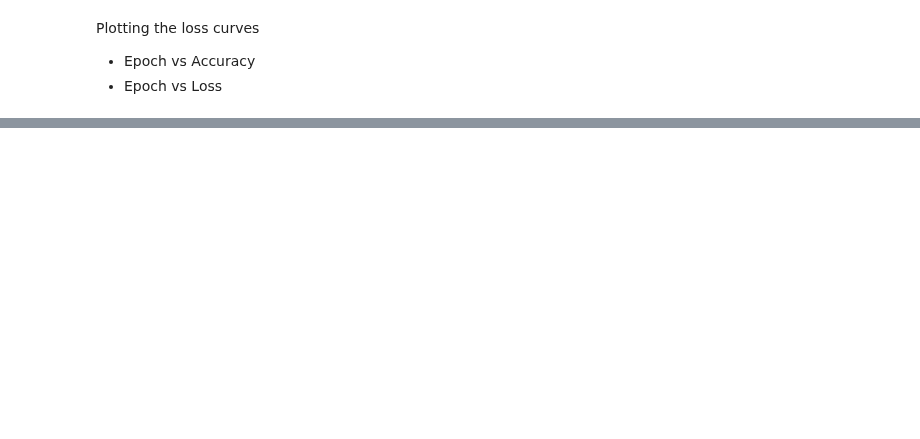
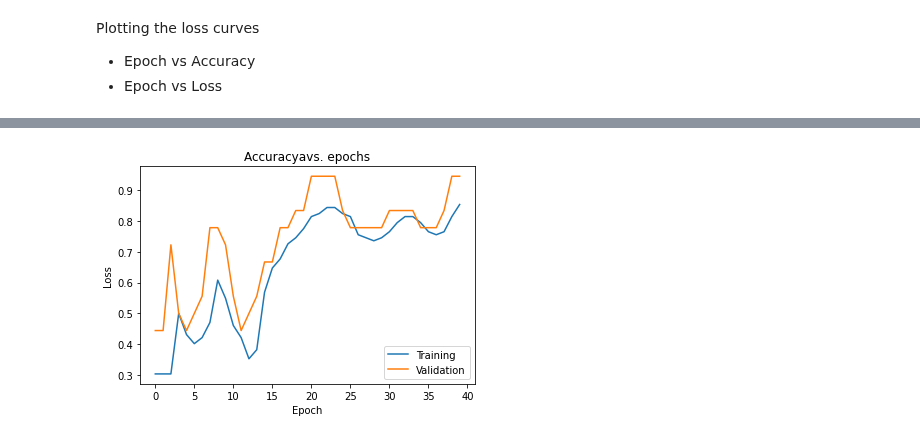
Before and after one commit to ashikshafi08/Learning_Tensorflow, a Jupyter notebook: Other Courses/Assignments/Programming_Assigment_C1.ipynb, the cells around one changed output, grey strips where cells are left out. Saved outputs shown, nothing was run; the diff lists cells and outputs as text; code cells hidden in the pictures; blank space fills up the shorter version.

```diff
--- a/Other Courses/Assignments/Programming_Assigment_C1.ipynb
+++ b/Other Courses/Assignments/Programming_Assigment_C1.ipynb
@@ -217,0 +266,7 @@ Now we could see two added components `val_loss` and `val_accuracy` which was ca
+# %%
+# Convert targst to a one-hot encoding
+
+train_targets = tf.keras.utils.to_categorical(np.array(train_targets))
+test_targets = tf.keras.utils.to_categorical(np.array(test_targets))
+
+train_targets[:10]
@@ -217,0 +316,3 @@ Now we could see two added components `val_loss` and `val_accuracy` which was ca
+# %%
+# Getting our model from the function
+model = get_model(train_data[0].shape)
@@ -217,0 +361,14 @@ Now we could see two added components `val_loss` and `val_accuracy` which was ca
+# %%
+def train_model(model, train_data , train_targets , epochs ,
+                batch_size):
+
+  history = model.fit(train_data , train_targets , epochs ,
+                      batch_size ,
+                      validation_split = 0.15 ,
+                      verbose = False)
+
+  return history
+# %%
+# Training the model
+history = train_model(model , train_data , train_targets ,
+                      epochs = 800 , batch_size = 40 )
@@ -217,0 +380,16 @@ Now we could see two added components `val_loss` and `val_accuracy` which was ca
+# %%
+# Run this cell to plot the epoch vs accuracy graph
+
+try:
+    plt.plot(history.history['accuracy'])
+    plt.plot(history.history['val_accuracy'])
+except KeyError:
+    plt.plot(history.history['acc'])
+    plt.plot(history.history['val_acc'])
+plt.title('Accuracyavs. epochs')
+plt.ylabel('Loss')
+plt.xlabel('Epoch')
+plt.legend(['Training', 'Validation'], loc='lower right')
+plt.show()
+# %% [output]
+[figure, added]
```
Also changed, not shown: parts of 45 cells of this notebook.
